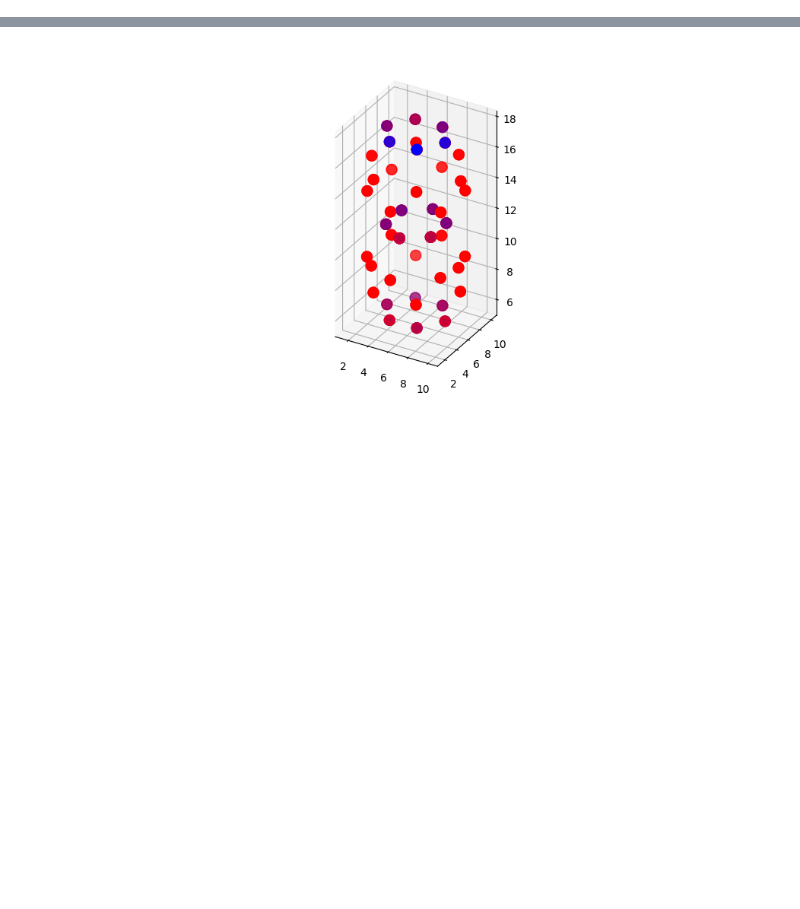
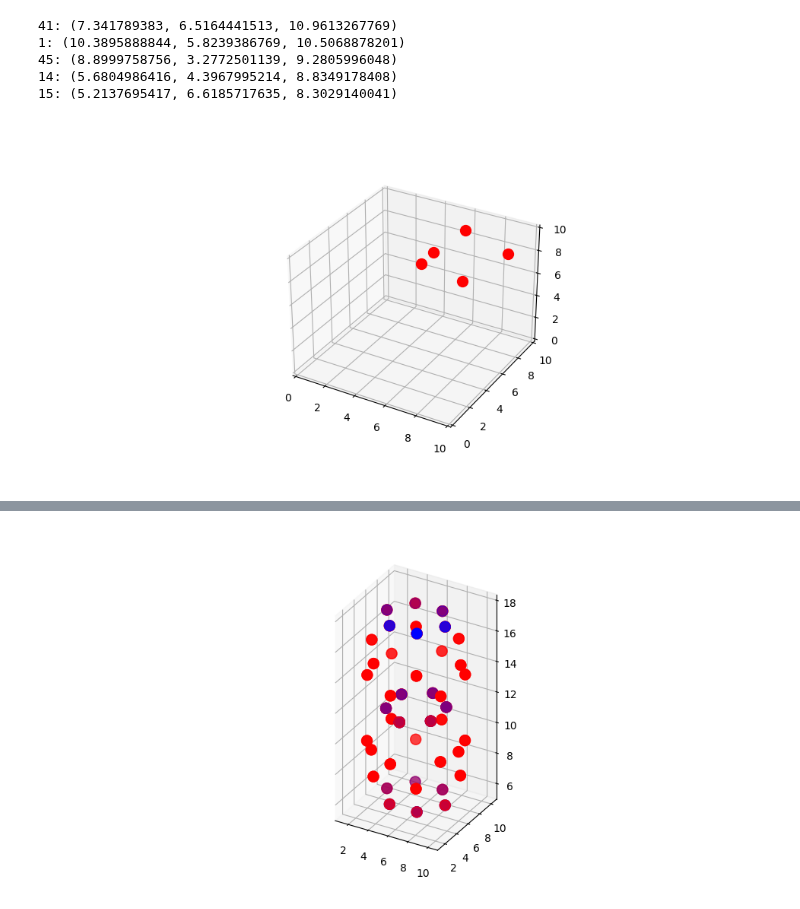
Before and after one commit to nicksmits1/chee494, a Jupyter notebook: DFS_Ring_Identification/DFS_Ring_Finder.ipynb, the cells around one changed output, grey strips where cells are left out. Cells and saved outputs as stored; diff of their text form; code cells hidden in the pictures; blank space fills up the shorter version.

```diff
--- a/DFS_Ring_Identification/DFS_Ring_Finder.ipynb
+++ b/DFS_Ring_Identification/DFS_Ring_Finder.ipynb
@@ -767,6 +874,21 @@ Num HEX rings : 3
 # g.cage_6_2_5_12_list[0].plot_cage()
 # %%
 # g.cup_6_1_5_6_list[0].base_centroid().dist(g.cup_6_1_5_6_list[2].base_centroid())
+# %%
+idx = 2
+
+# g.six_ring_list[idx].print_ring()
+# g.six_ring_list[idx].plot_ring()
+
+g.five_ring_list[idx].print_ring()
+g.five_ring_list[idx].plot_ring()
+# %% [output]
+41: (7.341789383, 6.5164441513, 10.9613267769)
+1: (10.3895888844, 5.8239386769, 10.5068878201)
+45: (8.8999758756, 3.2772501139, 9.2805996048)
+14: (5.6804986416, 4.3967995214, 8.8349178408)
+15: (5.2137695417, 6.6185717635, 8.3029140041)
+[figure, added]
 # %%
 g.plot_rings()
 # %% [output]
```
Also changed, not shown: parts of 13 cells of this notebook, 2 other files.
